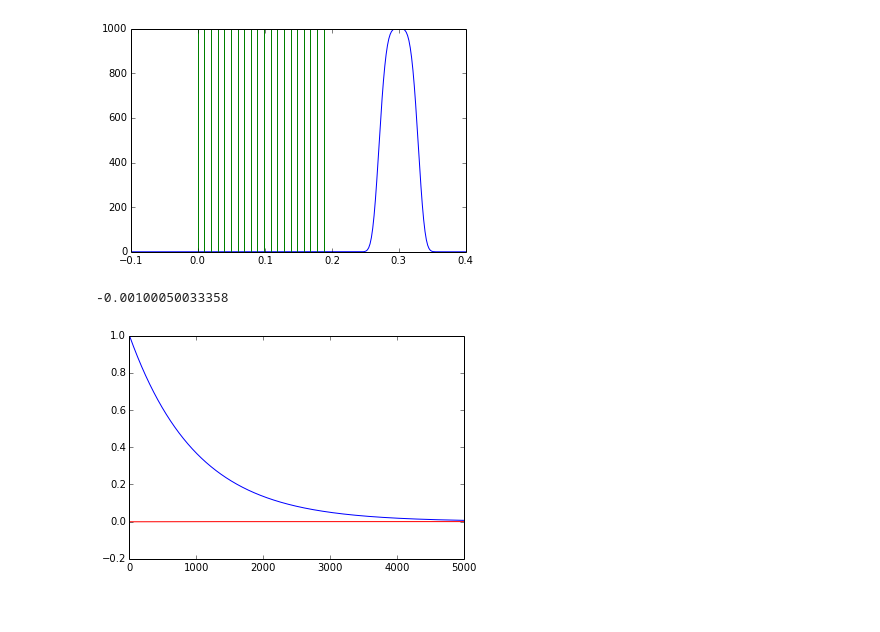
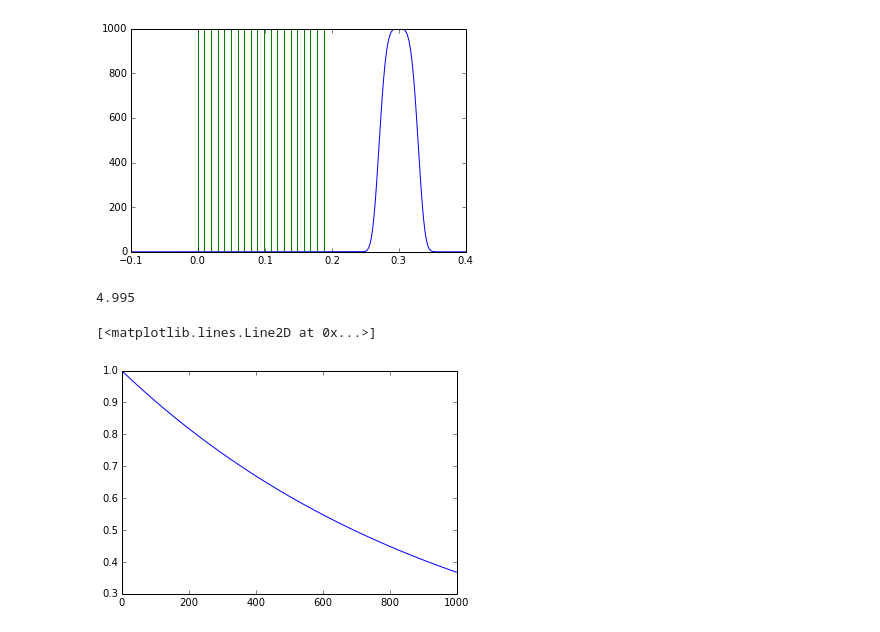
Before and after one commit to hoarf/el_farol_multibar, a Jupyter notebook: problem-exploration.ipynb, the cells around one changed output. Drawn from its saved outputs; the diff is of its cells as text; code cells hidden in the pictures.

```diff
--- a/problem-exploration.ipynb
+++ b/problem-exploration.ipynb
@@ -92,14 +92,18 @@ print unique(stay_log)
 # %% [output]
 [ 0  1  2  3  4  5  6  7  8  9 10 11 12 13 14 15 16 17 18 19]
 [figure]
-# %%
-decay = lambda x: .999**x
-mult = lambda x: x*-0.00100050033358
-x = np.linspace(0,4999,5000)
-from scipy.misc import derivative as deriv
-plt.plot(x,decay(x))
-plt.plot(x,mult(decay(x)),'r')
-print log(.999)
-# %% [output]
--0.00100050033358
-[figure, removed]
+# %%
+k = 1000
+f = lambda x: x*.999*(k/5000)
+x = linspace(0,k-1,k)
+p = 1
+print .999*5
+def g():
+  global p
+  p = p*(0.999)
+  return p
+plot(x, [g() for _ in x])
+# %% [output]
+4.995
+[<matplotlib.lines.Line2D at 0x...>]
+[figure, added]
```
Also changed, not shown: 5 other files.
